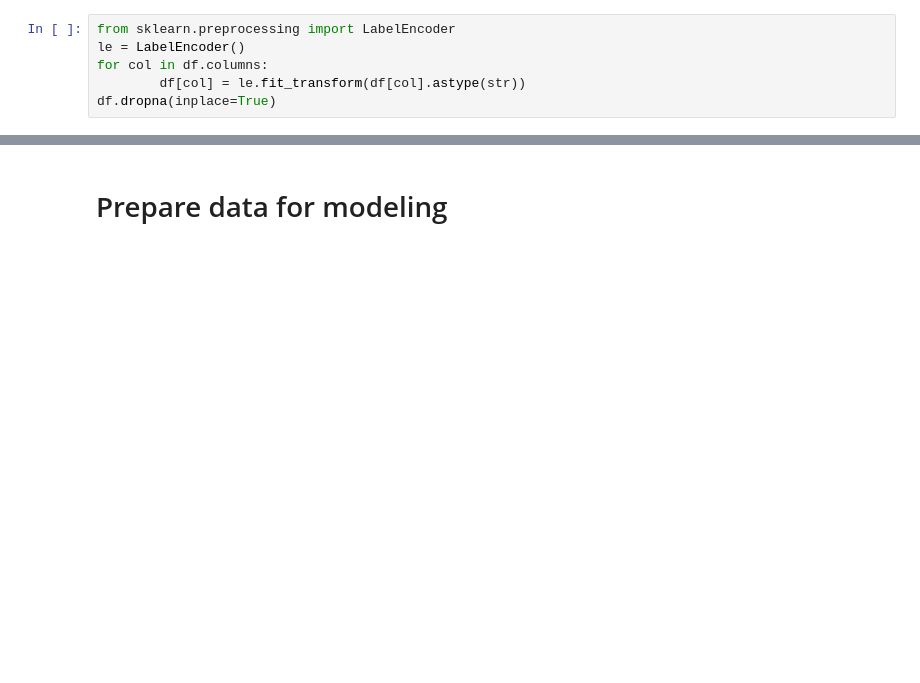
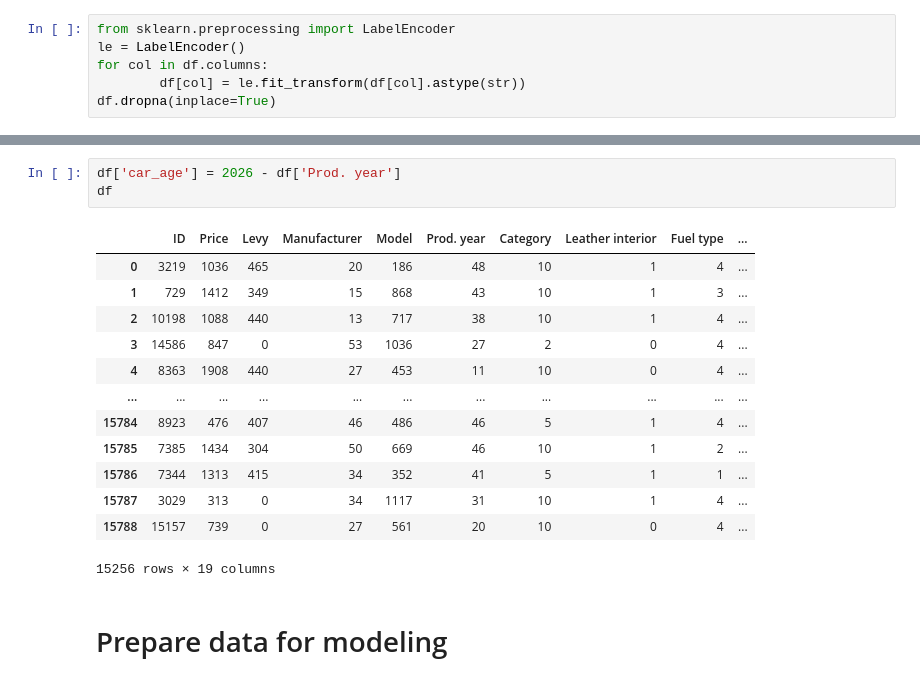
Before and after one commit to waloly29at-oss/Car-Price-Prediction, a Jupyter notebook: src/notebooks/EDA.ipynb, the cells around one changed output, grey strips where cells are left out. Cells and saved outputs as stored; diff of their text form; blank space fills up the shorter version.

```diff
--- a/src/notebooks/EDA.ipynb
+++ b/src/notebooks/EDA.ipynb
@@ -382,3 +394,20 @@ df.dropna(inplace=True)
+# %%
+df['car_age'] = 2026 - df['Prod. year']
+df
+# %% [output]
+|  | ID | Price | Levy | Manufacturer | Model | Prod. year | Category | Leather interior | Fuel type | ... |
+| 0 | 3219 | 1036 | 465 | 20 | 186 | 48 | 10 | 1 | 4 | ... |
+| 1 | 729 | 1412 | 349 | 15 | 868 | 43 | 10 | 1 | 3 | ... |
+| 2 | 10198 | 1088 | 440 | 13 | 717 | 38 | 10 | 1 | 4 | ... |
+| 3 | 14586 | 847 | 0 | 53 | 1036 | 27 | 2 | 0 | 4 | ... |
+| 4 | 8363 | 1908 | 440 | 27 | 453 | 11 | 10 | 0 | 4 | ... |
+| ... | ... | ... | ... | ... | ... | ... | ... | ... | ... | ... |
+| 15784 | 8923 | 476 | 407 | 46 | 486 | 46 | 5 | 1 | 4 | ... |
+| 15785 | 7385 | 1434 | 304 | 50 | 669 | 46 | 10 | 1 | 2 | ... |
+| 15786 | 7344 | 1313 | 415 | 34 | 352 | 41 | 5 | 1 | 1 | ... |
+| 15787 | 3029 | 313 | 0 | 34 | 1117 | 31 | 10 | 1 | 4 | ... |
+| 15788 | 15157 | 739 | 0 | 27 | 561 | 20 | 10 | 0 | 4 | ... |
+15256 rows × 19 columns
 # %% [markdown]
 # Prepare data for modeling
 # %%
```
Also changed, not shown: parts of 17 cells of this notebook.
